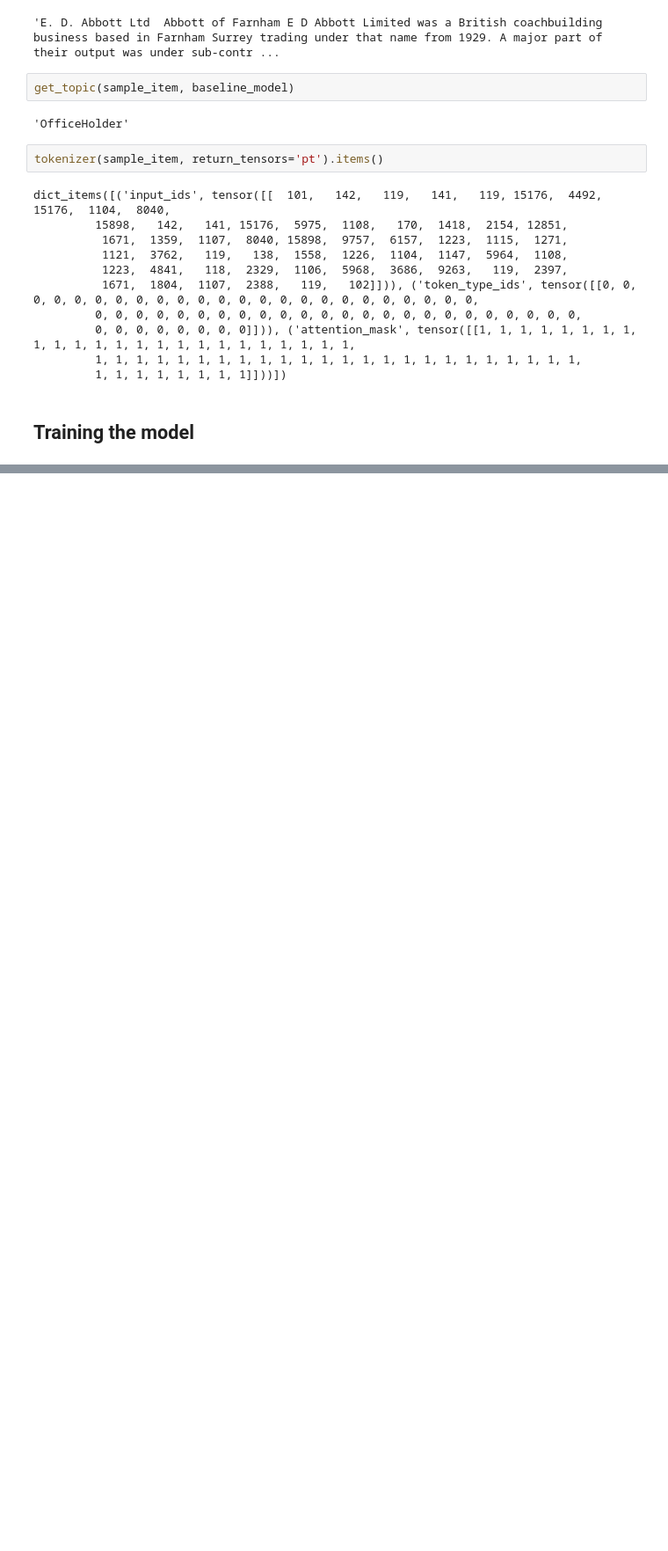
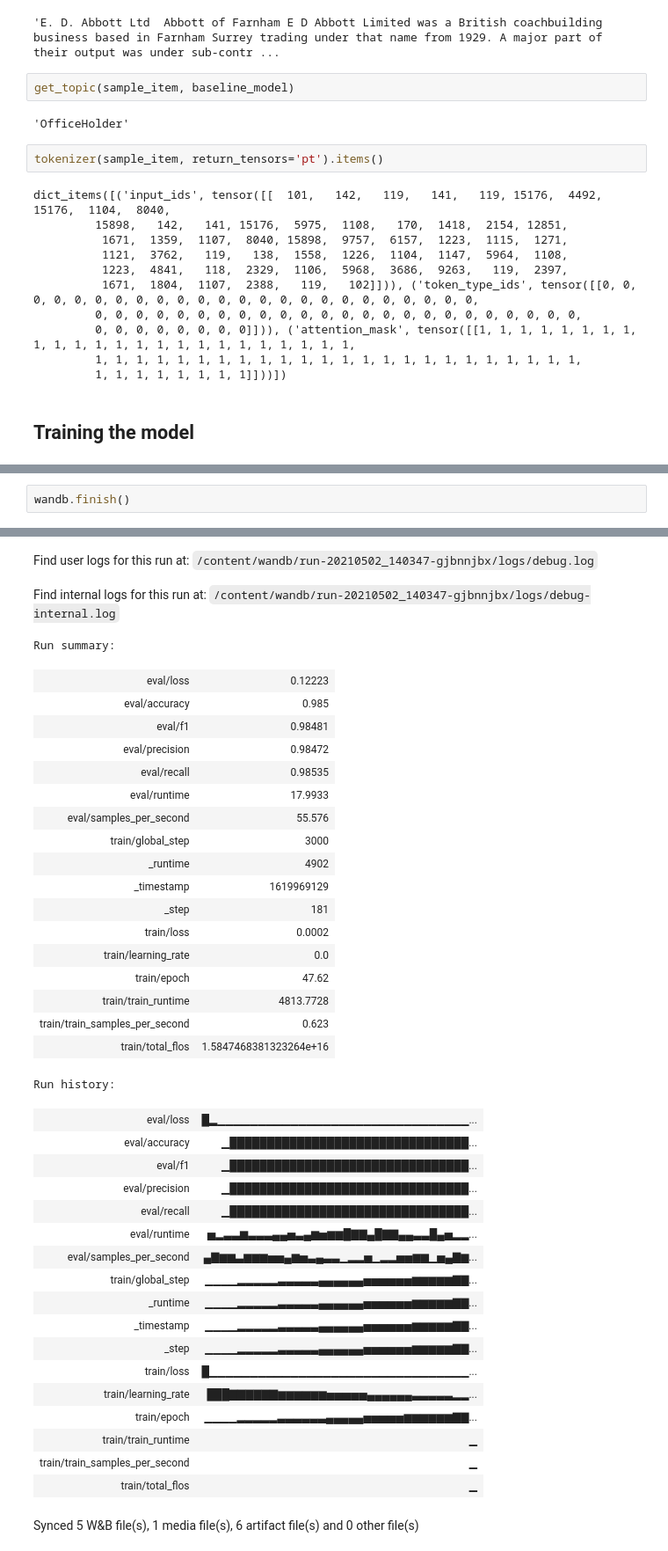
Before and after one commit to JayThibs/Weak-Supervised-Learning-Case-Study, a Jupyter notebook: text_classifier/notebooks/01_dbpedia_14_bert_classification_exploration.ipynb, the cells around one changed output, grey strips where cells are left out. Shown at 88% size. Saved outputs shown, nothing was run; the diff lists cells and outputs as text; blank space fills up the shorter version.

```diff
--- a/text_classifier/notebooks/01_dbpedia_14_bert_classification_exploration.ipynb
+++ b/text_classifier/notebooks/01_dbpedia_14_bert_classification_exploration.ipynb
@@ -426,0 +492,3 @@ TypeError: ignored
+# %%
+wandb.finish()
+# %% [output]
@@ -426,0 +497,39 @@ TypeError: ignored
+Find user logs for this run at: /content/wandb/run-20210502_140347-gjbnnjbx/logs/debug.log
+Find internal logs for this run at: /content/wandb/run-20210502_140347-gjbnnjbx/logs/debug-internal.log
+Run summary:
+| eval/loss | 0.12223 |
+| eval/accuracy | 0.985 |
+| eval/f1 | 0.98481 |
+| eval/precision | 0.98472 |
+| eval/recall | 0.98535 |
+| eval/runtime | 17.9933 |
+| eval/samples_per_second | 55.576 |
+| train/global_step | 3000 |
+| _runtime | 4902 |
+| _timestamp | 1619969129 |
+| _step | 181 |
+| train/loss | 0.0002 |
+| train/learning_rate | 0.0 |
+| train/epoch | 47.62 |
+| train/train_runtime | 4813.7728 |
+| train/train_samples_per_second | 0.623 |
+| train/total_flos | 1.5847468381323264e+16 |
+Run history:
+| eval/loss | █▂▁▁▁▁▁▁▁▁▁▁▁▁▁▁▁▁▁▁▁▁▁▁▁▁▁▁▁▁▁▁▁... |
+| eval/accuracy | ▁████████████████████████████████... |
+| eval/f1 | ▁████████████████████████████████... |
+| eval/precision | ▁████████████████████████████████... |
+| eval/recall | ▁████████████████████████████████... |
+| eval/runtime | ▅▂▃▃▆▃▃▃▄▄▅▃▄▆▅▆▆█▇▇▄█▇▇▄▄▃▃█▄▅▂▂... |
+| eval/samples_per_second | ▄▇▆▆▃▆▆▆▅▅▄▆▅▃▄▃▃▁▂▂▅▁▂▂▅▅▆▆▁▅▄▇▆... |
+| train/global_step | ▁▁▁▁▂▂▂▂▂▃▃▃▃▃▄▄▄▄▄▄▅▅▅▅▅▅▆▆▆▆▆▇▇... |
+| _runtime | ▁▁▁▁▂▂▂▂▂▃▃▃▃▃▄▄▄▄▄▄▅▅▅▅▅▅▆▆▆▆▆▇▇... |
+| _timestamp | ▁▁▁▁▂▂▂▂▂▃▃▃▃▃▄▄▄▄▄▄▅▅▅▅▅▅▆▆▆▆▆▇▇... |
+| _step | ▁▁▁▁▂▂▂▂▂▃▃▃▃▃▄▄▄▄▄▄▅▅▅▅▅▅▆▆▆▆▆▇▇... |
+| train/loss | █▁▁▁▁▁▁▁▁▁▁▁▁▁▁▁▁▁▁▁▁▁▁▁▁▁▁▁▁▁▁▁▁... |
+| train/learning_rate | ███▇▇▇▇▇▇▆▆▆▆▆▆▅▅▅▅▅▄▄▄▄▄▄▃▃▃▃▃▂▂... |
+| train/epoch | ▁▁▁▁▂▂▂▂▂▃▃▃▃▃▃▄▄▄▄▄▅▅▅▅▅▆▆▆▆▆▆▇▇... |
+| train/train_runtime | ▁ |
+| train/train_samples_per_second | ▁ |
+| train/total_flos | ▁ |
+Synced 5 W&B file(s), 1 media file(s), 6 artifact file(s) and 0 other file(s)
```
Also changed, not shown: parts of 19 cells of this notebook.
